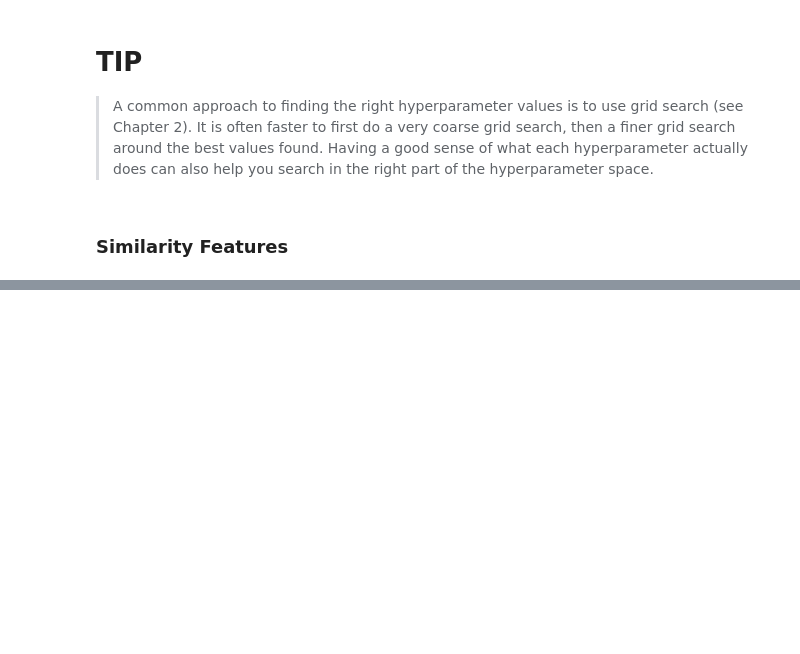
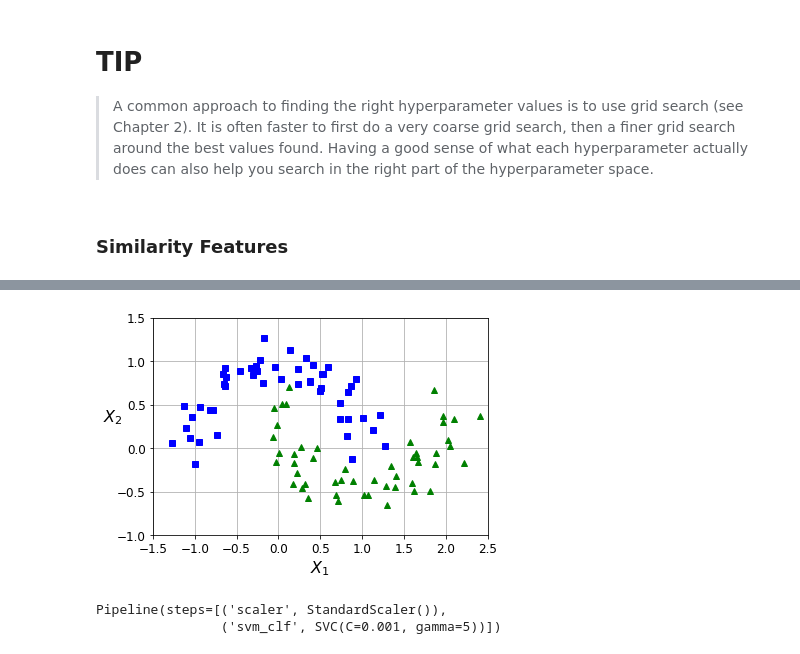
Before and after one commit to SachinGarg10/hands_on_ml_book_projects, a Jupyter notebook: ch5_support_vector_machines.ipynb, the cells around one changed output, grey strips where cells are left out. Cells and saved outputs as stored; diff of their text form; code cells hidden in the pictures; blank space fills up the shorter version.

```diff
--- a/ch5_support_vector_machines.ipynb
+++ b/ch5_support_vector_machines.ipynb
@@ -530,0 +624,16 @@ Saving figure moons_kernelized_polynomial_svc_plot
+# %%
+X, y = make_moons(n_samples=100, noise=0.15)
+# %%
+plot_dataset(X, y, [-1.5, 2.5, -1, 1.5])
+# %% [output]
+[figure, added]
+# %%
+rbf_kernel_svm_clf = Pipeline([
+    ('scaler', StandardScaler()),
+    ('svm_clf', SVC(kernel='rbf', gamma=5, C=0.001)),
+])
+
+rbf_kernel_svm_clf.fit(X, y)
+# %% [output]
+Pipeline(steps=[('scaler', StandardScaler()),
+                ('svm_clf', SVC(C=0.001, gamma=5))])
```
Also changed, not shown: parts of 32 cells of this notebook.
